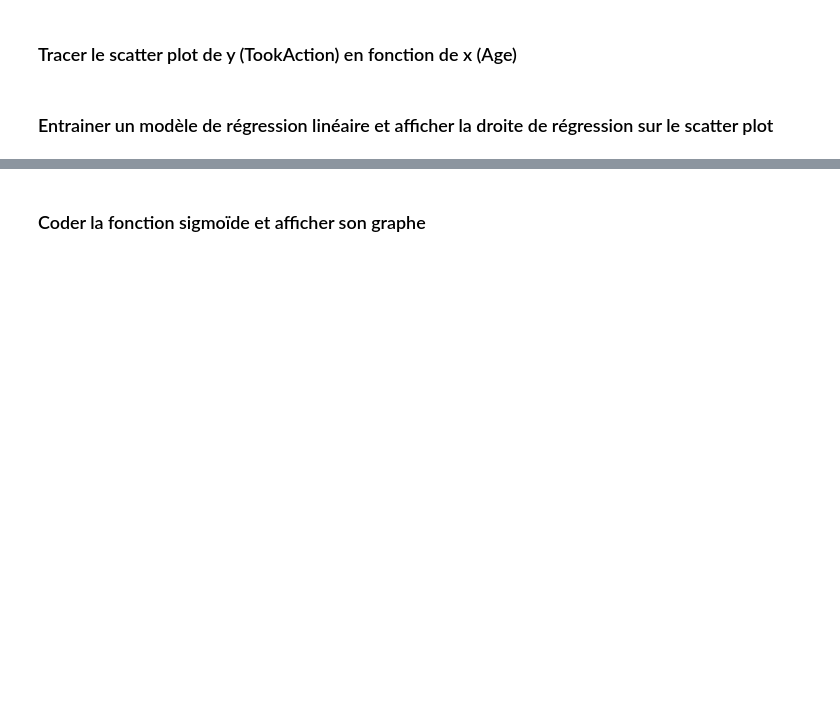
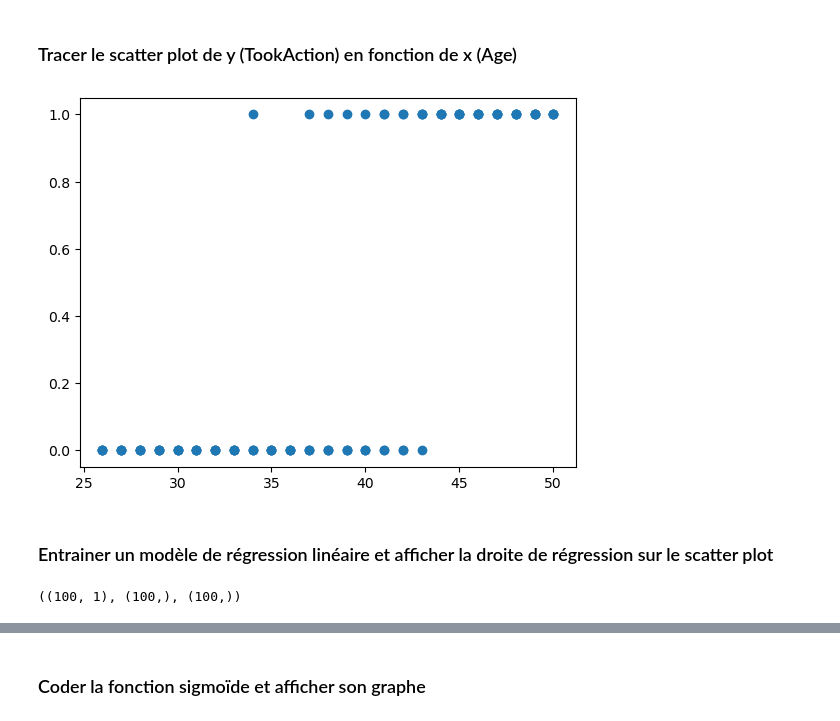
Before and after one commit to louiskuhn/IA-P3-Euskadi, a Jupyter notebook: Ressources/Machine Learning/Régression logistique/1. La régression logistique.ipynb, the cells around one changed output, grey strips where cells are left out. Saved outputs shown, nothing was run; the diff lists cells and outputs as text; code cells hidden in the pictures; blank space fills up the shorter version.

```diff
--- a/Ressources/Machine Learning/Régression logistique/1. La régression logistique.ipynb
+++ b/Ressources/Machine Learning/Régression logistique/1. La régression logistique.ipynb
@@ -20,3 +20,7 @@ $\Rightarrow$ ce sont des problèmes de __classification__
 ## Intuition de la régression logistique
 # %% [markdown]
 ### Importer et afficher les données email_offer.csv
+# %%
+import pandas as pd
+df = pd.read_csv("data/email_offer.csv")
+df
@@ -23,4 +41,13 @@ $\Rightarrow$ ce sont des problèmes de __classification__
 # %% [markdown]
 ### Tracer le scatter plot de y (TookAction) en fonction de x (Age)
+# %%
+import matplotlib.pyplot as plt
+plt.scatter(df.Age, df.TookAction);
+# %% [output]
+[figure, added]
 # %% [markdown]
 ### Entrainer un modèle de régression linéaire et afficher la droite de régression sur le scatter plot
+# %%
+df[['Age']].shape, df['Age'].shape, df.Age.shape
+# %% [output]
+((100, 1), (100,), (100,))
```
Also changed, not shown: parts of 22 cells of this notebook, 6 other files.
